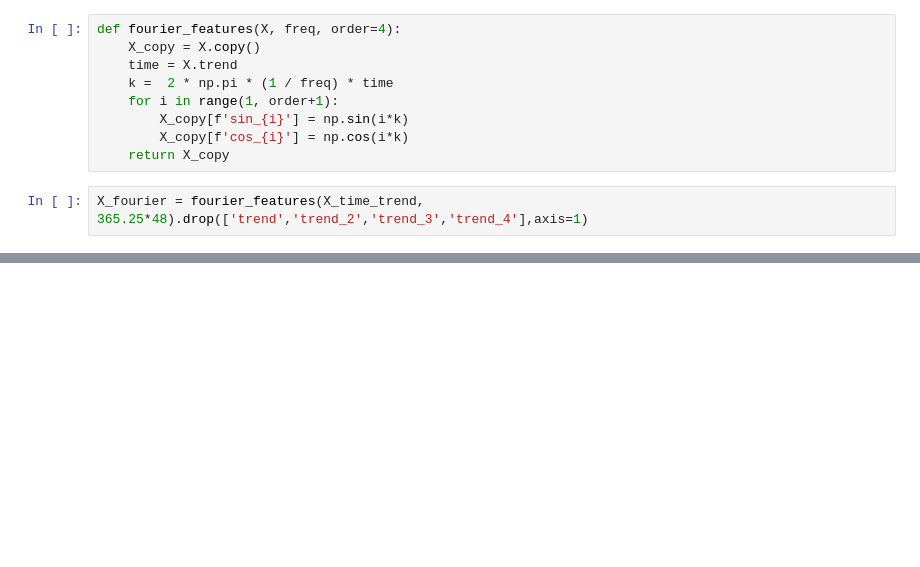
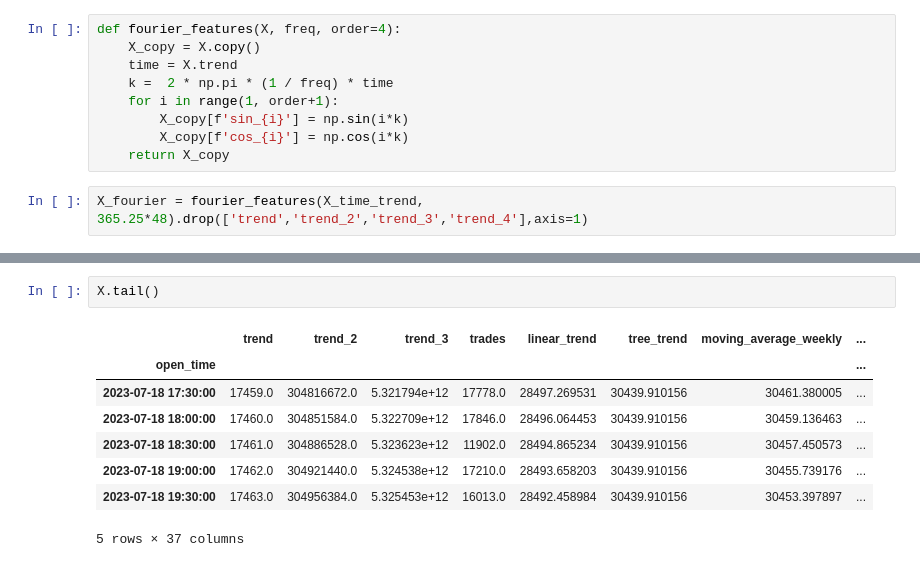
Before and after one commit to KolyaYashin/notebooks, a Jupyter notebook: crypto.ipynb, the cells around one changed output, grey strips where cells are left out. Drawn from its saved outputs; the diff is of its cells as text; blank space fills up the shorter version.

```diff
--- a/crypto.ipynb
+++ b/crypto.ipynb
@@ -280,0 +309,11 @@ Length: 17464, dtype: int64
+# %%
+X.tail()
+# %% [output]
+|  | trend | trend_2 | trend_3 | trades | linear_trend | tree_trend | moving_average_weekly | ... |
+| open_time |  |  |  |  |  |  |  | ... |
+| 2023-07-18 17:30:00 | 17459.0 | 304816672.0 | 5.321794e+12 | 17778.0 | 28497.269531 | 30439.910156 | 30461.380005 | ... |
+| 2023-07-18 18:00:00 | 17460.0 | 304851584.0 | 5.322709e+12 | 17846.0 | 28496.064453 | 30439.910156 | 30459.136463 | ... |
+| 2023-07-18 18:30:00 | 17461.0 | 304886528.0 | 5.323623e+12 | 11902.0 | 28494.865234 | 30439.910156 | 30457.450573 | ... |
+| 2023-07-18 19:00:00 | 17462.0 | 304921440.0 | 5.324538e+12 | 17210.0 | 28493.658203 | 30439.910156 | 30455.739176 | ... |
+| 2023-07-18 19:30:00 | 17463.0 | 304956384.0 | 5.325453e+12 | 16013.0 | 28492.458984 | 30439.910156 | 30453.397897 | ... |
+5 rows × 37 columns
```
Also changed, not shown: parts of 34 cells of this notebook.
